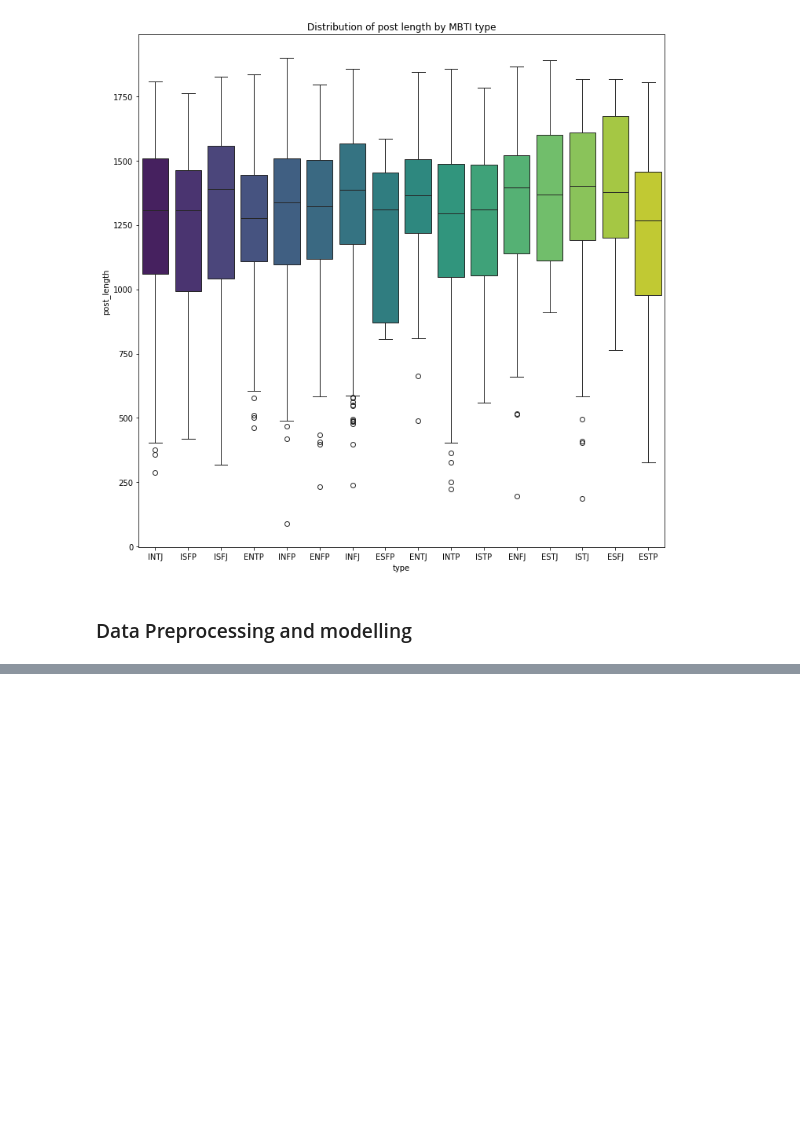
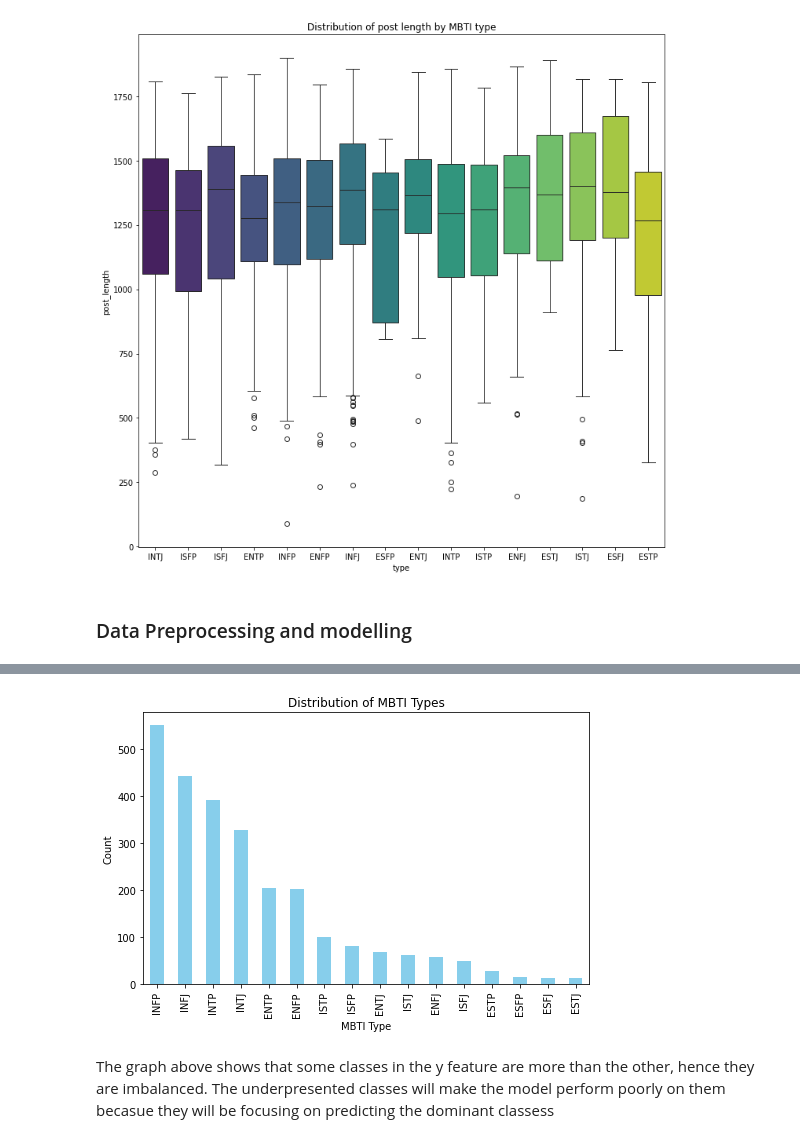
Before and after one commit to wambuiGicheha/MBTI, a Jupyter notebook: index.ipynb, the cells around one changed output, grey strips where cells are left out. Saved outputs shown, nothing was run; the diff lists cells and outputs as text; code cells hidden in the pictures; blank space fills up the shorter version.

Commit message:
checking for class imbalance

```diff
--- a/index.ipynb
+++ b/index.ipynb
@@ -181,0 +200,16 @@ Predicted probabilities: [[0.03280465 0.11101817 0.01868285 0.0892951  0.0067989
+# %%
+#visualize the distribution of MBTI types
+#plot the distribution of MBTI types
+import matplotlib.pyplot as plt
+
+# Plot the distribution
+y.value_counts().plot(kind='bar', color='skyblue', figsize=(8, 5))
+plt.title("Distribution of MBTI Types")
+plt.xlabel("MBTI Type")
+plt.ylabel("Count")
+plt.show()
+# %% [output]
+[figure, added]
+# %% [markdown]
+The graph above shows that some classes in the y feature are more than the other, hence they are imbalanced.
+The underpresented classes will make the model perform poorly on them becasue they will be focusing on predicting the dominant classess
```
Also changed, not shown: parts of 2 cells of this notebook.
